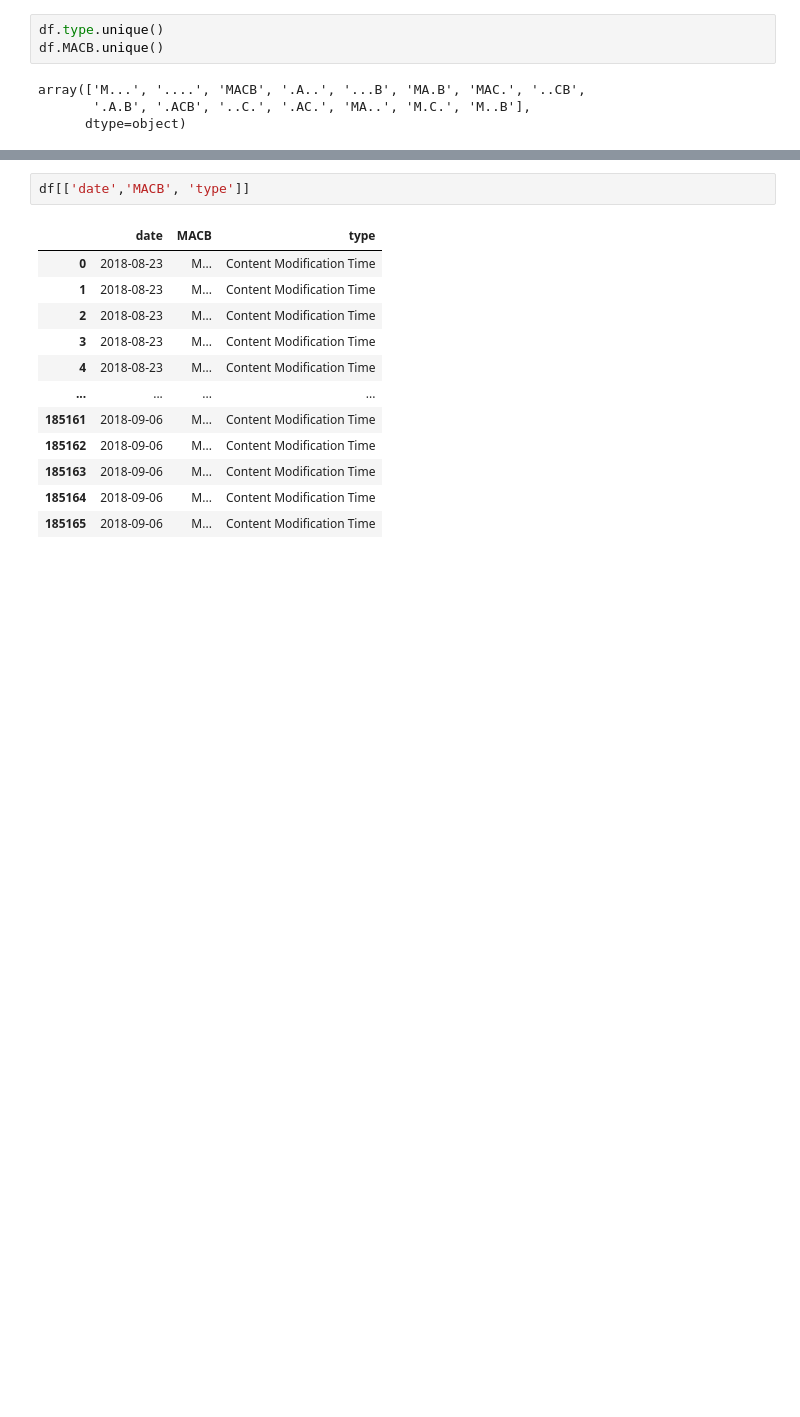
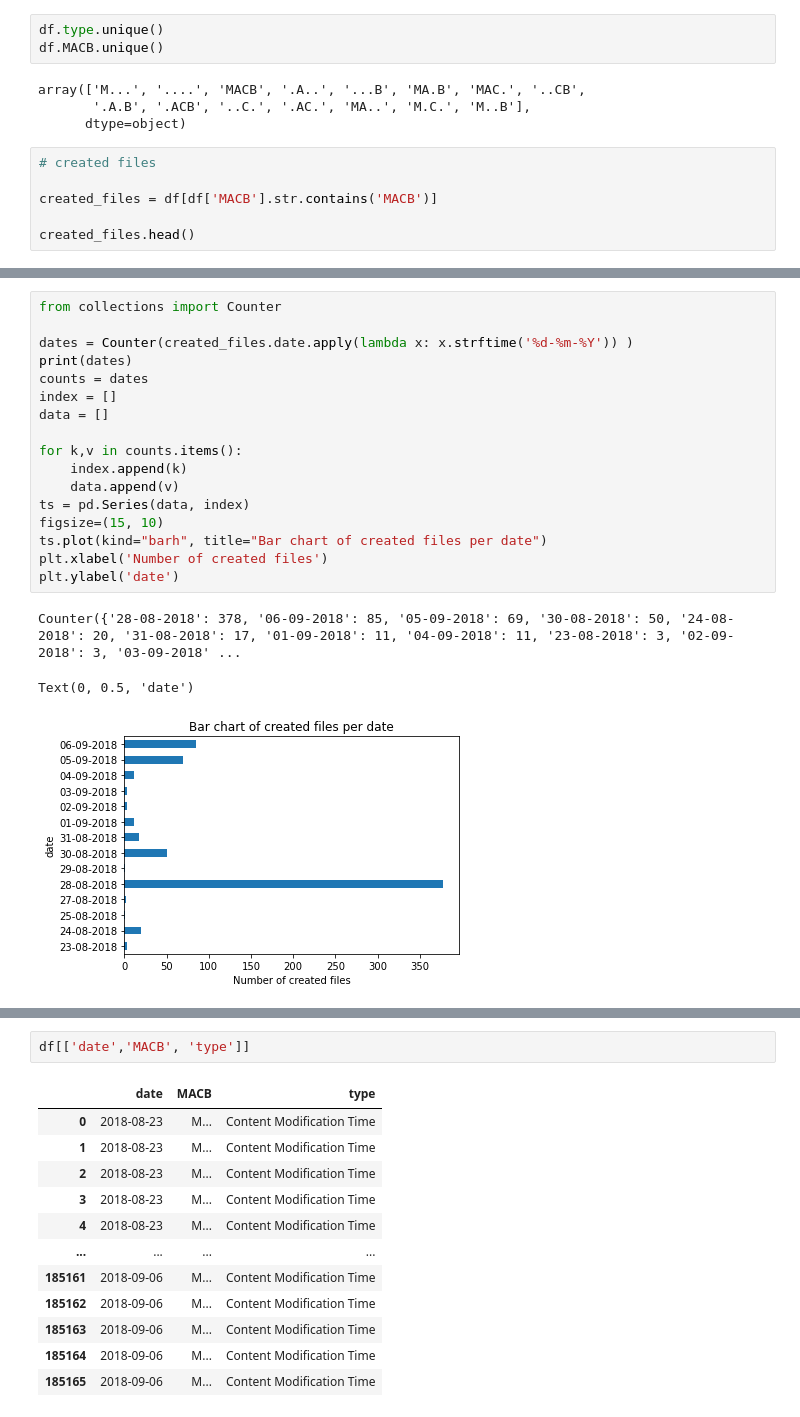
Before and after one commit to Osheah/analyse-data, a Jupyter notebook: analyse-data.ipynb, the cells around one changed output, grey strips where cells are left out. Cells and saved outputs as stored; diff of their text form; blank space fills up the shorter version.

Commit message:
added some loops and plots

```diff
--- a/analyse-data.ipynb
+++ b/analyse-data.ipynb
@@ -294,3 +415,9 @@ df.MACB.unique()
 array(['M...', '....', 'MACB', '.A..', '...B', 'MA.B', 'MAC.', '..CB',
        '.A.B', '.ACB', '..C.', '.AC.', 'MA..', 'M.C.', 'M..B'],
       dtype=object)
+# %%
+# created files
+
+created_files = df[df['MACB'].str.contains('MACB')]
+
+created_files.head()
@@ -296,0 +452,21 @@ array(['M...', '....', 'MACB', '.A..', '...B', 'MA.B', 'MAC.', '..CB',
+# %%
+from collections import Counter
+
+dates = Counter(created_files.date.apply(lambda x: x.strftime('%d-%m-%Y')) )
+print(dates)
+counts = dates
+index = []
+data = []
+
+for k,v in counts.items():
+    index.append(k)
+    data.append(v)
+ts = pd.Series(data, index)
+figsize=(15, 10)
+ts.plot(kind="barh", title="Bar chart of created files per date")
+plt.xlabel('Number of created files')
+plt.ylabel('date')
+# %% [output]
+Counter({'28-08-2018': 378, '06-09-2018': 85, '05-09-2018': 69, '30-08-2018': 50, '24-08-2018': 20, '31-08-2018': 17, '01-09-2018': 11, '04-09-2018': 11, '23-08-2018': 3, '02-09-2018': 3, '03-09-2018' ...
+Text(0, 0.5, 'date')
+[figure, added]
```
Also changed, not shown: parts of 23 cells of this notebook.
